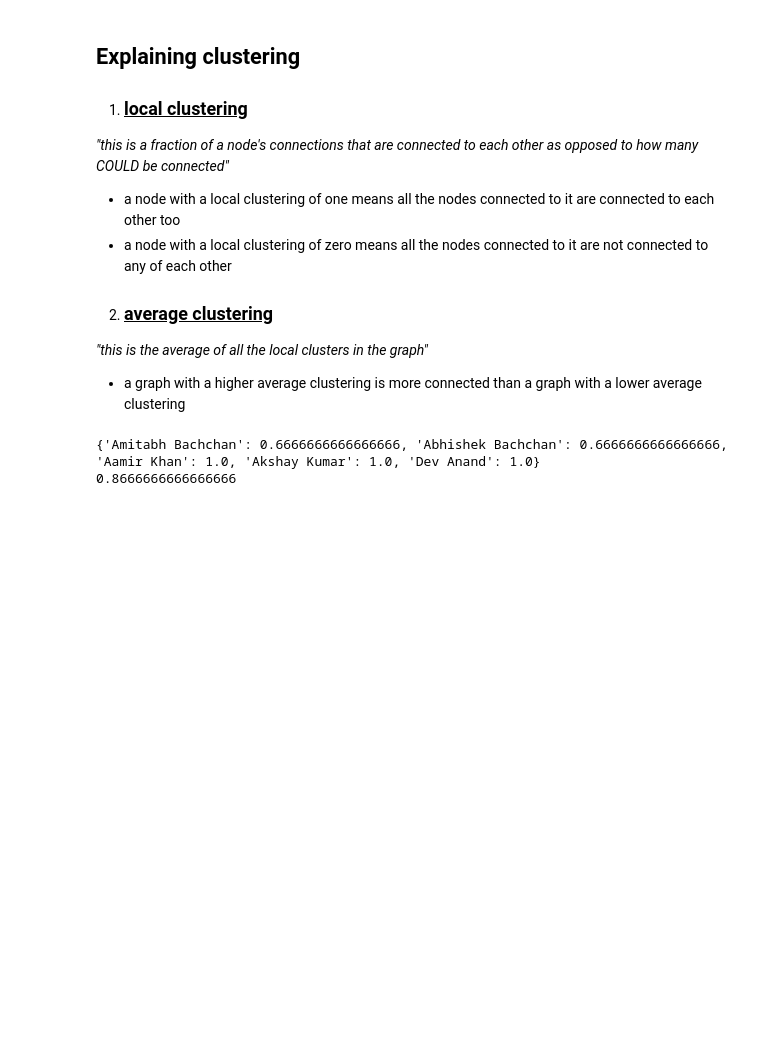
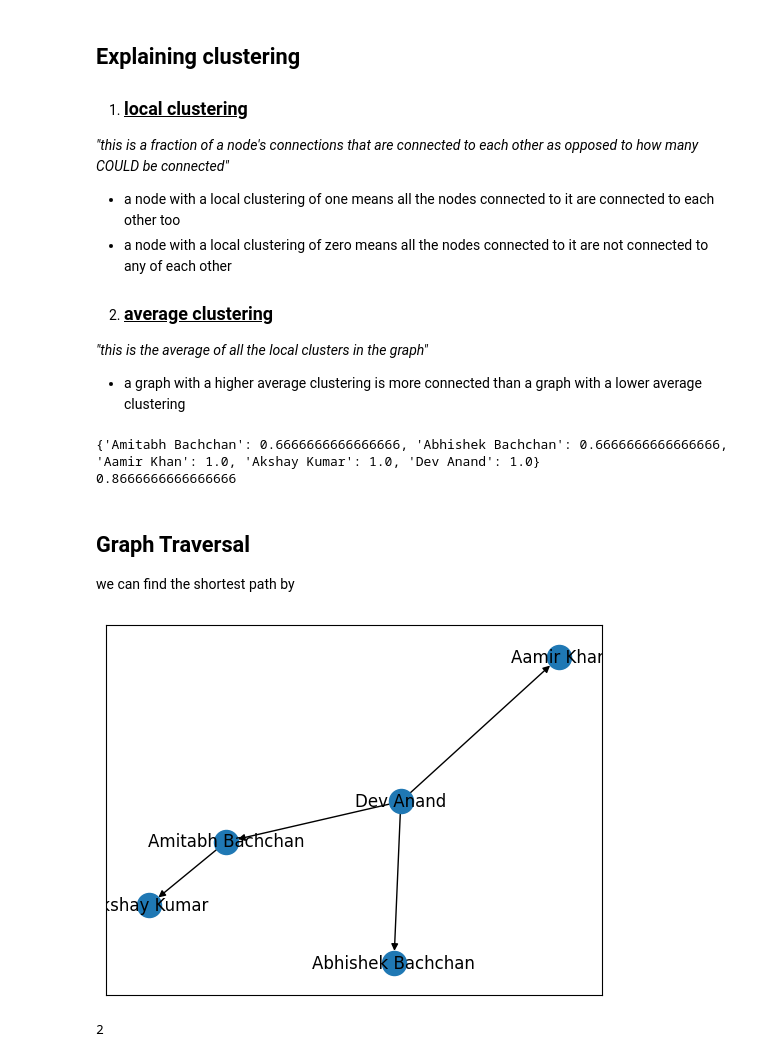
Before and after one commit to lordskyzw/thesocialnetwork, a Jupyter notebook: lab/builds.ipynb, the cells around one changed output. Drawn from its saved outputs; the diff is of its cells as text; code cells hidden in the pictures; blank space fills up the shorter version.

```diff
--- a/lab/builds.ipynb
+++ b/lab/builds.ipynb
@@ -85,3 +85,15 @@ print(nx.average_clustering(G=G_symmetric))
 # %% [output]
 {'Amitabh Bachchan': 0.6666666666666666, 'Abhishek Bachchan': 0.6666666666666666, 'Aamir Khan': 1.0, 'Akshay Kumar': 1.0, 'Dev Anand': 1.0}
 0.8666666666666666
+# %% [markdown]
+## Graph Traversal
+we can find the shortest path by
+# %%
+t = nx.bfs_tree(G=G_symmetric, source='Dev Anand')
+nx.draw_networkx(t)
+# %% [output]
+[figure, added]
+# %%
+nx.eccentricity(G=G_symmetric, v='Dev Anand')
+# %% [output]
+2
```
